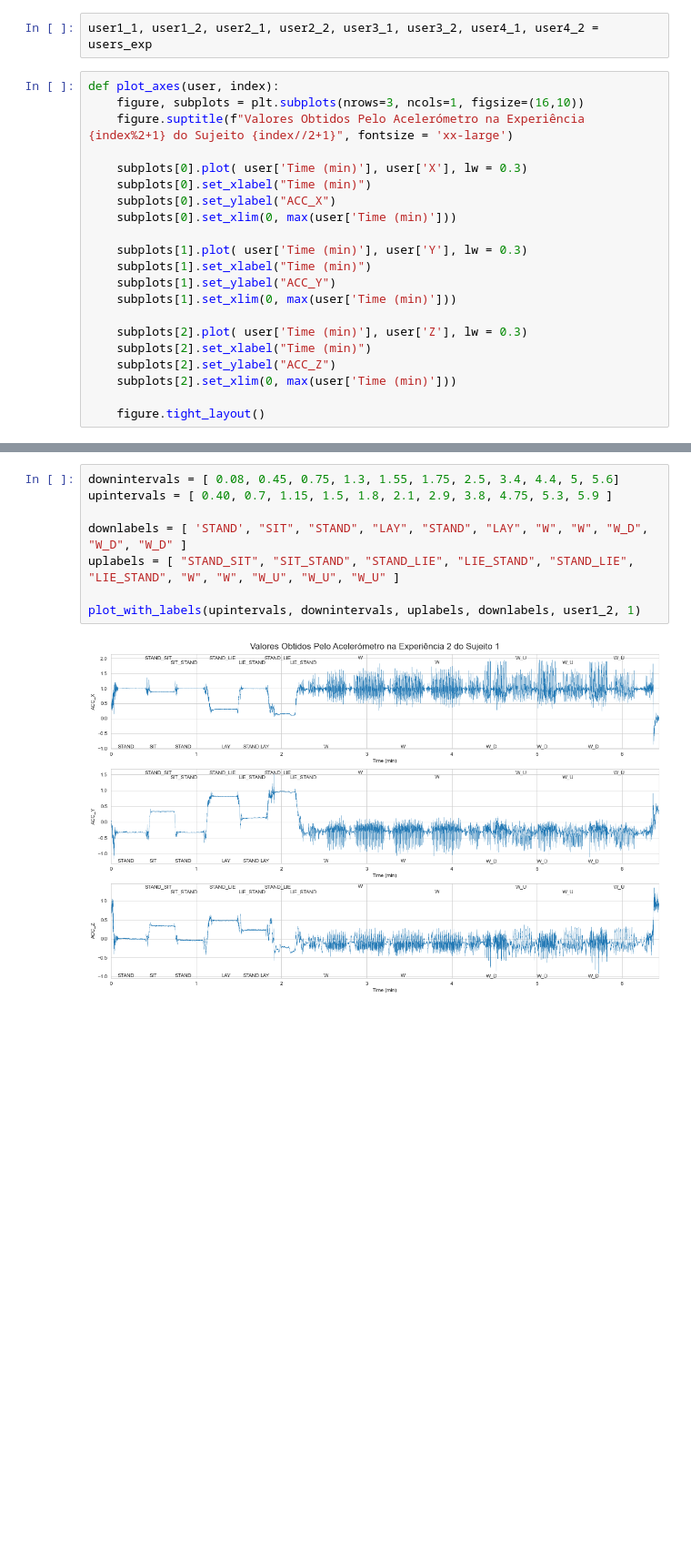
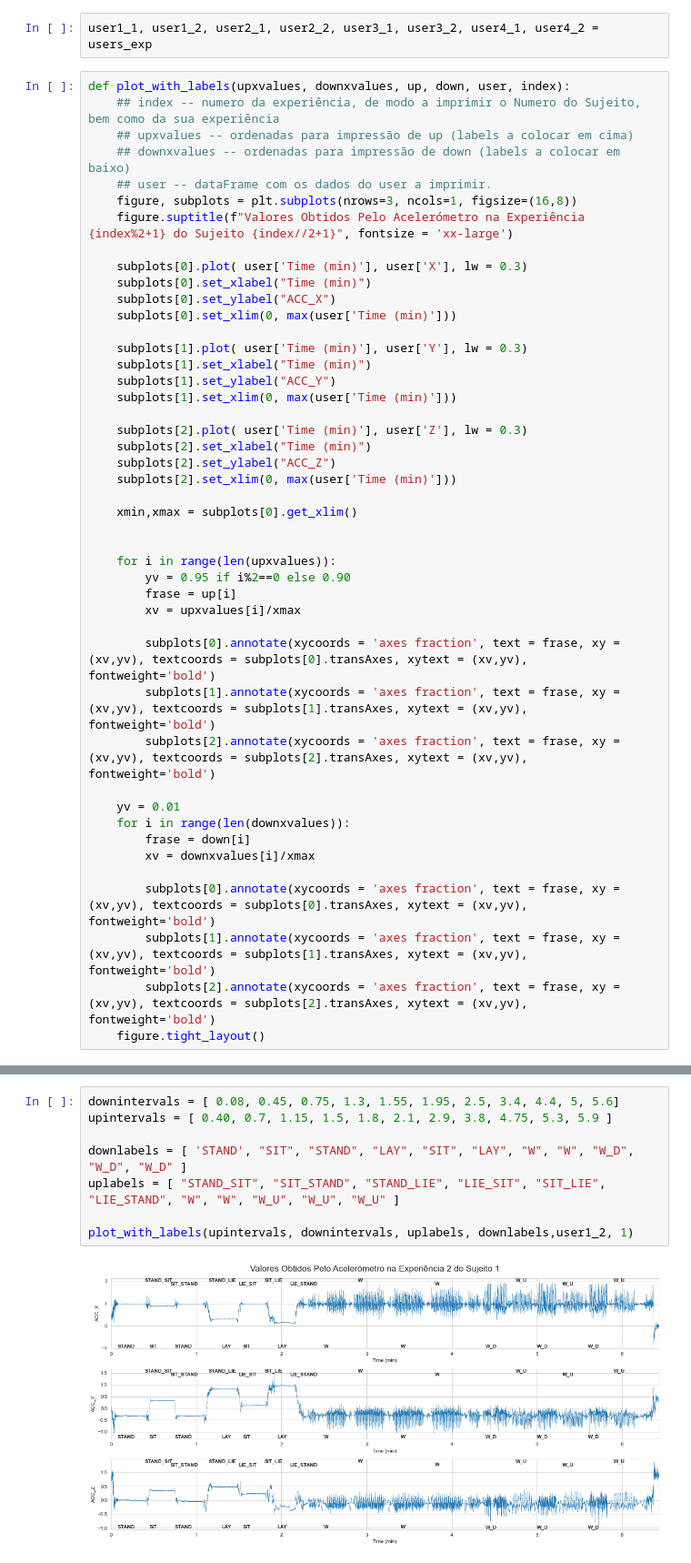
Before and after one commit to joelpoliveira/ProjetoATD, a Jupyter notebook: Exercicio2/Representacoes_Manual_das_Atividades.ipynb, the cells around one changed output, grey strips where cells are left out. Shown at 91% size. Drawn from its saved outputs; the diff is of its cells as text; blank space fills up the shorter version.

```diff
--- a/Exercicio2/Representacoes_Manual_das_Atividades.ipynb
+++ b/Exercicio2/Representacoes_Manual_das_Atividades.ipynb
@@ -16,8 +16,12 @@ users_exp = pd.read_pickle("users.dat")
 # %%
 user1_1, user1_2, user2_1, user2_2, user3_1, user3_2, user4_1, user4_2 = users_exp
 # %%
-def plot_axes(user, index):
-    figure, subplots = plt.subplots(nrows=3, ncols=1, figsize=(16,10))
+def plot_with_labels(upxvalues, downxvalues, up, down, user, index):
+    ## index -- numero da experiência, de modo a imprimir o Numero do Sujeito, bem como da sua experiência
+    ## upxvalues -- ordenadas para impressão de up (labels a colocar em cima)
+    ## downxvalues -- ordenadas para impressão de down (labels a colocar em baixo)
+    ## user -- dataFrame com os dados do user a imprimir.
+    figure, subplots = plt.subplots(nrows=3, ncols=1, figsize=(16,8))
     figure.suptitle(f"Valores Obtidos Pelo Acelerómetro na Experiência {index%2+1} do Sujeito {index//2+1}", fontsize = 'xx-large')
 
     subplots[0].plot( user['Time (min)'], user['X'], lw = 0.3)
@@ -35,4 +39,24 @@ def plot_axes(user, index):
     subplots[2].set_ylabel("ACC_Z")
     subplots[2].set_xlim(0, max(user['Time (min)']))
 
+    xmin,xmax = subplots[0].get_xlim()
+
+
+    for i in range(len(upxvalues)):
+        yv = 0.95 if i%2==0 else 0.90
+        frase = up[i]
+        xv = upxvalues[i]/xmax
+
+        subplots[0].annotate(xycoords = 'axes fraction', text = frase, xy = (xv,yv), textcoords = subplots[0].transAxes, xytext = (xv,yv), fontweight='bold')
+        subplots[1].annotate(xycoords = 'axes fraction', text = frase, xy = (xv,yv), textcoords = subplots[1].transAxes, xytext = (xv,yv), fontweight='bold')
+        subplots[2].annotate(xycoords = 'axes fraction', text = frase, xy = (xv,yv), textcoords = subplots[2].transAxes, xytext = (xv,yv), fontweight='bold')
+
+    yv = 0.01
+    for i in range(len(downxvalues)):
+        frase = down[i]
+        xv = downxvalues[i]/xmax
+
+        subplots[0].annotate(xycoords = 'axes fraction', text = frase, xy = (xv,yv), textcoords = subplots[0].transAxes, xytext = (xv,yv), fontweight='bold')
+        subplots[1].annotate(xycoords = 'axes fraction', text = frase, xy = (xv,yv), textcoords = subplots[1].transAxes, xytext = (xv,yv), fontweight='bold')
+        subplots[2].annotate(xycoords = 'axes fraction', text = frase, xy = (xv,yv), textcoords = subplots[2].transAxes, xytext = (xv,yv), fontweight='bold')
     figure.tight_layout()
@@ -96,10 +73,10 @@ plot_with_labels(upintervals, downintervals, uplabels, downlabels, user1_1, 0)
 # %%
-downintervals = [ 0.08, 0.45, 0.75, 1.3, 1.55, 1.75, 2.5, 3.4, 4.4, 5, 5.6]
+downintervals = [ 0.08, 0.45, 0.75, 1.3, 1.55, 1.95, 2.5, 3.4, 4.4, 5, 5.6]
 upintervals = [ 0.40, 0.7, 1.15, 1.5, 1.8, 2.1, 2.9, 3.8, 4.75, 5.3, 5.9 ]
 
-downlabels = [ 'STAND', "SIT", "STAND", "LAY", "STAND", "LAY", "W", "W", "W_D", "W_D", "W_D" ]
-uplabels = [ "STAND_SIT", "SIT_STAND", "STAND_LIE", "LIE_STAND", "STAND_LIE", "LIE_STAND", "W", "W", "W_U", "W_U", "W_U" ]
+downlabels = [ 'STAND', "SIT", "STAND", "LAY", "SIT", "LAY", "W", "W", "W_D", "W_D", "W_D" ]
+uplabels = [ "STAND_SIT", "SIT_STAND", "STAND_LIE", "LIE_SIT", "SIT_LIE", "LIE_STAND", "W", "W", "W_U", "W_U", "W_U" ]
 
-plot_with_labels(upintervals, downintervals, uplabels, downlabels, user1_2, 1)
+plot_with_labels(upintervals, downintervals, uplabels, downlabels,user1_2, 1)
 # %% [output]
-[figure, old version]
+[figure, new version]
```
Also changed, not shown: parts of 12 cells of this notebook.
